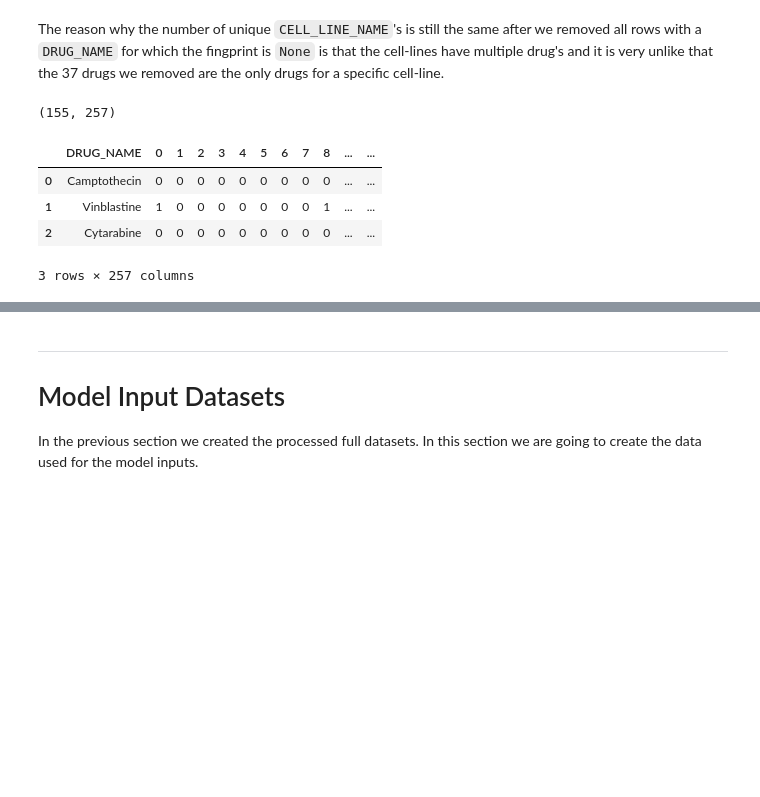
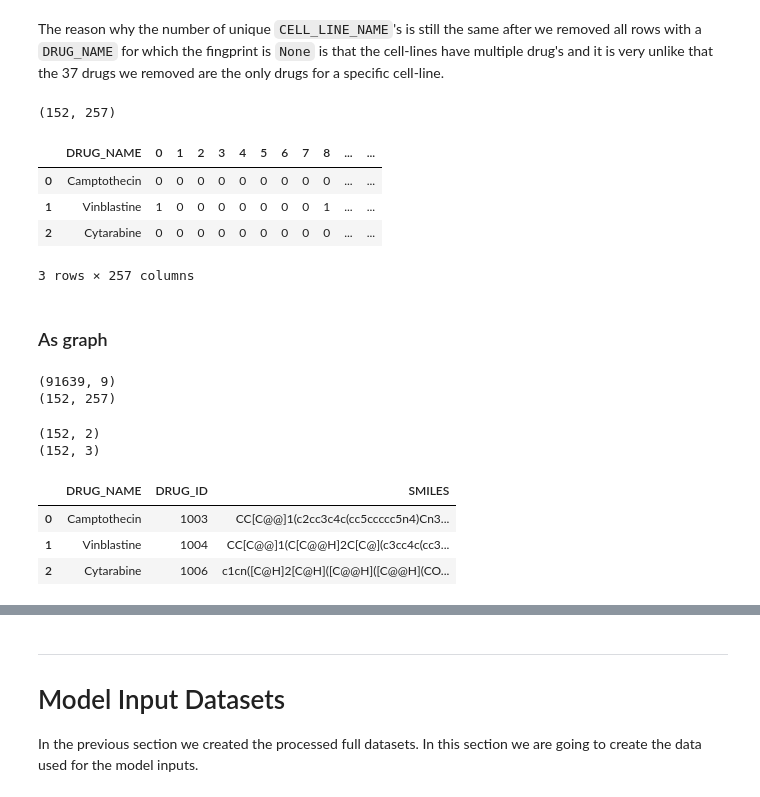
Before and after one commit to PeeteKeesel/gnn-for-drug-response-prediction, a Jupyter notebook: notebooks/dataset_creations.ipynb, the cells around one changed output, grey strips where cells are left out. Saved outputs shown, nothing was run; the diff lists cells and outputs as text; code cells hidden in the pictures; blank space fills up the shorter version.

Commit message:
added code to save drug smiles as graphs for GDSC2

```diff
--- a/notebooks/dataset_creations.ipynb
+++ b/notebooks/dataset_creations.ipynb
@@ -1616,12 +1666,12 @@ print(len(drm2.CELL_LINE_NAME.unique()))
 The reason why the number of unique `CELL_LINE_NAME`'s is still the same after we removed all rows with a `DRUG_NAME` for which the fingprint is `None` is that the cell-lines have multiple drug's and it is very unlike that the 37 drugs we removed are the only drugs for a specific cell-line.
 # %%
 drug_name_fps_df = pd.DataFrame\
-    .from_dict(drug_name_fps, orient='index')\
+    .from_dict(drug_name_fps_v2, orient='index')\
     .rename_axis('DRUG_NAME').reset_index()
 print(drug_name_fps_df.shape)
 drug_name_fps_df.head(3)
 # %% [output]
-(155, 257)
+(152, 257)
 |  | DRUG_NAME | 0 | 1 | 2 | 3 | 4 | 5 | 6 | 7 | 8 | ... | ... |
 | 0 | Camptothecin | 0 | 0 | 0 | 0 | 0 | 0 | 0 | 0 | 0 | ... | ... |
 | 1 | Vinblastine | 1 | 0 | 0 | 0 | 0 | 0 | 0 | 0 | 1 | ... | ... |
@@ -1639,0 +1688,41 @@ drmGDSC2.to_pickle(PROCESSED_DATA_PATH + 'gdsc2_drm.pkl')
+# %% [markdown]
+### As graph
+# %%
+drmGDSC2 = pd.read_pickle(PROCESSED_DATA_PATH + 'gdsc2_drm.pkl')
+drug_name_fps_df = pd.read_pickle(PROCESSED_DATA_PATH + 'gdsc2_smiles_mat.pkl')
+print(drmGDSC2.shape)
+print(drug_name_fps_df.shape)
+
+assert drug_name_fps_df.shape[0] == len(drmGDSC2.DRUG_NAME.unique()) == len(drmGDSC2.DRUG_ID.unique()),\
+    "ERROR: mismatch in the number of unique DRUG_NAME's."
+# %% [output]
+(91639, 9)
+(152, 257)
+# %%
+# Join the fingerprints to get also the DRUG_ID's.
+smiles = pd.merge(left=drug_name_fps_df['DRUG_NAME'],
+                     right=drmGDSC2[['DRUG_NAME', 'DRUG_ID']],
+                     how='left', on=['DRUG_NAME']).drop_duplicates()
+smiles.reset_index(inplace=True, drop=True)
+print(smiles.shape)
+# Root smiles dataframe with the SMILES string.
+smiles_root = pd.read_csv(RAW_DATA_PATH + 'GDSC_compounds_inchi_key_with_smiles.csv', index_col=0)
+
+# Join the SMILES string onto the subset.
+smiles2 = pd.merge(left=smiles,
+                   right=smiles_root[['drug_name', 'smiles']],
+                   left_on=['DRUG_NAME'],
+                   right_on=['drug_name'],
+                   how='left')[['DRUG_NAME', 'DRUG_ID', 'smiles']]\
+            .rename(columns={'smiles': 'SMILES'})\
+            .drop_duplicates()
+smiles2 = smiles2[smiles2.SMILES != 'not_found']
+print(smiles2.shape)
+smiles2.head(3)
+# %% [output]
+(152, 2)
+(152, 3)
+|  | DRUG_NAME | DRUG_ID | SMILES |
+| 0 | Camptothecin | 1003 | CC[C@@]1(c2cc3c4c(cc5ccccc5n4)Cn3... |
+| 1 | Vinblastine | 1004 | CC[C@@]1(C[C@@H]2C[C@](c3cc4c(cc3... |
+| 2 | Cytarabine | 1006 | c1cn([C@H]2[C@H]([C@@H]([C@@H](CO... |
```
Also changed, not shown: parts of 12 cells of this notebook.
